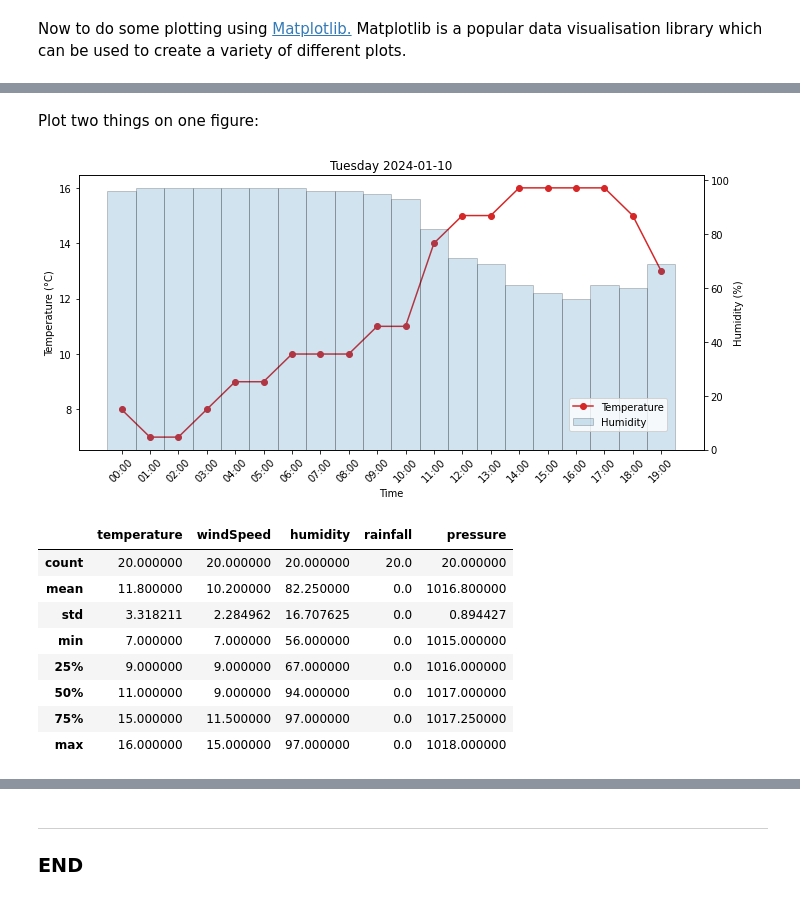
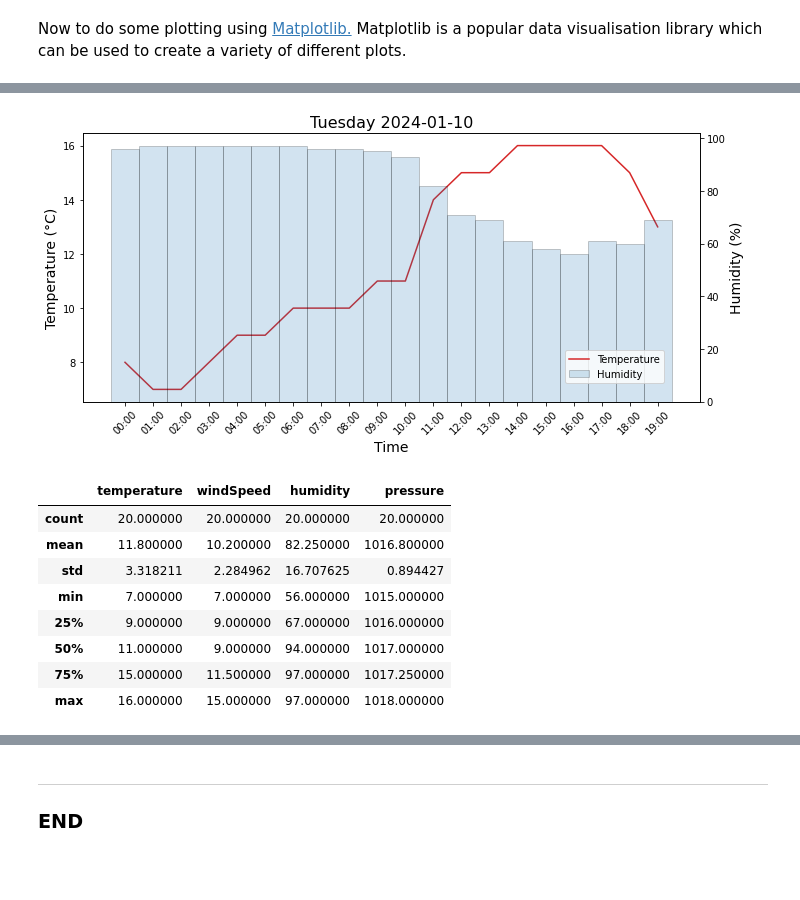
Before and after one commit to holmstead/computer_infrastructure, a Jupyter notebook: weather.ipynb, the cells around one changed output, grey strips where cells are left out. Cells and saved outputs as stored; diff of their text form; code cells hidden in the pictures; blank space fills up the shorter version.

```diff
--- a/weather.ipynb
+++ b/weather.ipynb
@@ -248,12 +215,5 @@ plt.tight_layout()
-# %% [markdown]
-Plot two things on one figure:
 # %%
-# Specify the columns to plot
-time_column = 'reportTime'
-temperature_column = 'temperature'
-humidity_column = 'humidity'
-
-# get day, date info for plot title
+# Get day, date info for plot title
 df['date'] = df['date'].dt.strftime('%Y-%m-%d')
 date = df['date'].iloc[0]
 day = df['dayName'].iloc[0]
@@ -263,60 +223,57 @@ fig, ax = plt.subplots(figsize=(10, 5))
 
 # Create line plot for temperature
 ax.plot(
-    df[time_column],
-    df[temperature_column],
-    marker='o',
+    df['reportTime'],
+    df['temperature'],
     linestyle='-',
     color='tab:red',
     label='Temperature',
     zorder=3
     )
 
 # Set up a secondary y-axis for the rainfall bar chart
 ax2 = ax.twinx()
 
 # Create bar plot for humidity
 ax2.bar(
-    df[time_column],
-    df[humidity_column],
+    df['reportTime'],
+    df['humidity'],
     width=1,
     color='tab:blue',
     edgecolor='black',
     linewidth=1,
     alpha=0.2,
     label='Humidity',
     zorder=2
     )
 
 # Decorate the plot
-ax.set_title(f"{day} {date}")
-ax.set_xlabel('Time')
-ax.set_ylabel('Temperature (°C)')
-ax2.set_ylabel('Humidity (%)')
+ax.set_title(f"{day} {date}", fontsize=16)
+ax.set_xlabel('Time', fontsize=14)
+ax.set_ylabel('Temperature (°C)', fontsize=14)
+ax2.set_ylabel('Humidity (%)', fontsize=14)
 
 # Rotate x-tick labels for readability
 ax.tick_params(axis='x', rotation=45)
 #ax.grid()
 
 # Add legend
 fig.legend(loc="lower right",bbox_to_anchor=(0.95, 0.05), bbox_transform=ax.transAxes)
 
-# disply plot with tight layout
 plt.tight_layout()
-plt.show()
 # %% [output]
-[figure, old version]
+[figure, new version]
 # %%
-# use describe() to provide statistical summary for all numeric columns
-df[['temperature', 'windSpeed', 'windGust', 'humidity', 'rainfall', 'pressure']].describe()
+# Statistical summary for columns of interest
+df[['temperature', 'windSpeed', 'windGust', 'humidity', 'pressure']].describe()
 # %% [output]
-|  | temperature | windSpeed | humidity | rainfall | pressure |
-| count | 20.000000 | 20.000000 | 20.000000 | 20.0 | 20.000000 |
-| mean | 11.800000 | 10.200000 | 82.250000 | 0.0 | 1016.800000 |
-| std | 3.318211 | 2.284962 | 16.707625 | 0.0 | 0.894427 |
-| min | 7.000000 | 7.000000 | 56.000000 | 0.0 | 1015.000000 |
-| 25% | 9.000000 | 9.000000 | 67.000000 | 0.0 | 1016.000000 |
-| 50% | 11.000000 | 9.000000 | 94.000000 | 0.0 | 1017.000000 |
-| 75% | 15.000000 | 11.500000 | 97.000000 | 0.0 | 1017.250000 |
-| max | 16.000000 | 15.000000 | 97.000000 | 0.0 | 1018.000000 |
+|  | temperature | windSpeed | humidity | pressure |
+| count | 20.000000 | 20.000000 | 20.000000 | 20.000000 |
+| mean | 11.800000 | 10.200000 | 82.250000 | 1016.800000 |
+| std | 3.318211 | 2.284962 | 16.707625 | 0.894427 |
+| min | 7.000000 | 7.000000 | 56.000000 | 1015.000000 |
+| 25% | 9.000000 | 9.000000 | 67.000000 | 1016.000000 |
+| 50% | 11.000000 | 9.000000 | 94.000000 | 1017.000000 |
+| 75% | 15.000000 | 11.500000 | 97.000000 | 1017.250000 |
+| max | 16.000000 | 15.000000 | 97.000000 | 1018.000000 |
 # %%
```
Also changed, not shown: parts of 15 cells of this notebook.
